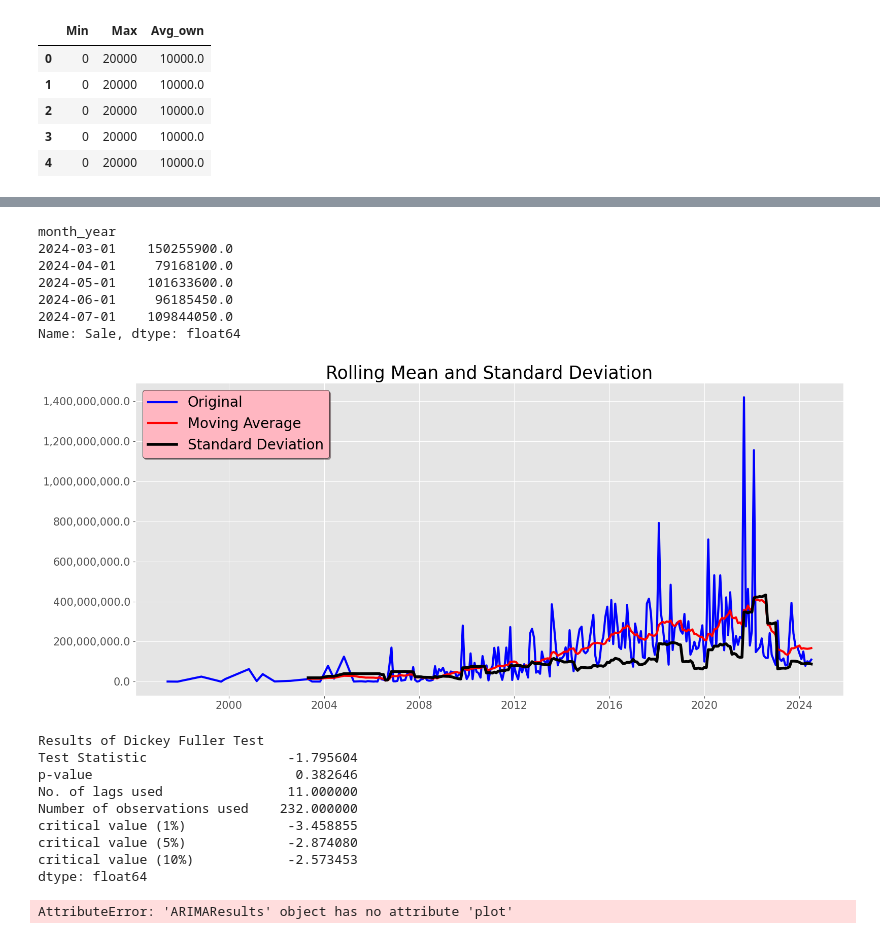
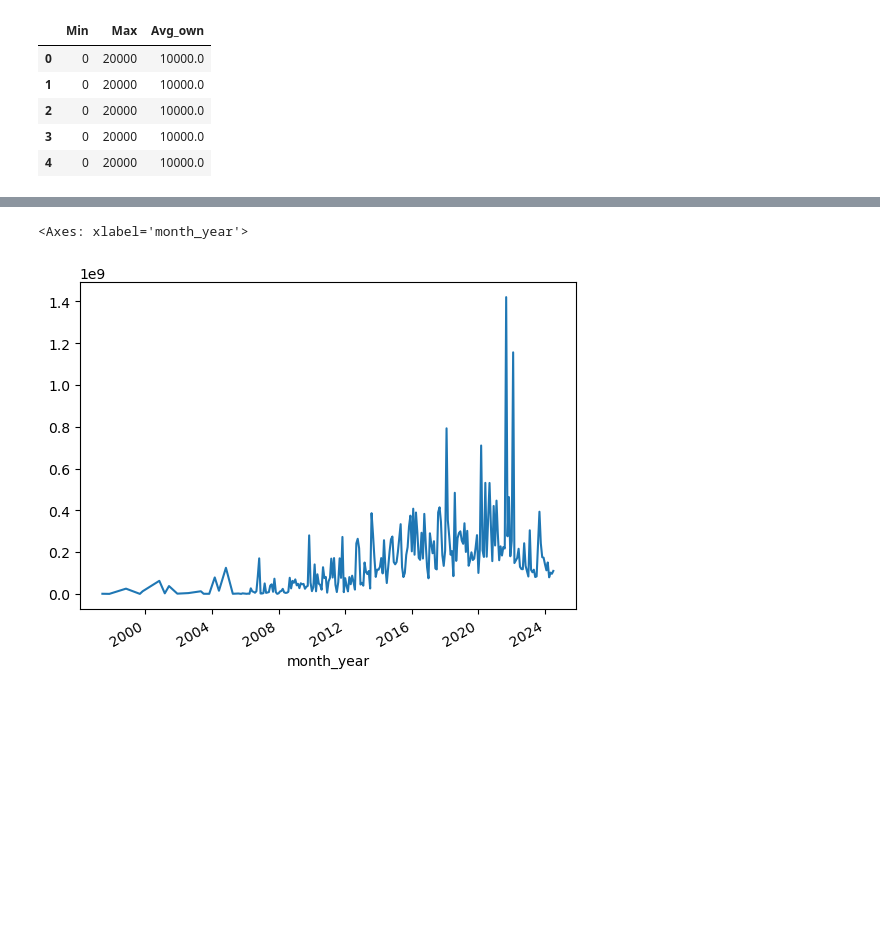
Before and after one commit to Shubhanshu563/FeynnLabs_Proj3, a Jupyter notebook: Market.ipynb, the cells around one changed output, grey strips where cells are left out. Cells and saved outputs as stored; diff of their text form; code cells hidden in the pictures; blank space fills up the shorter version.

```diff
--- a/Market.ipynb
+++ b/Market.ipynb
@@ -450,12 +450,7 @@ clean_df.head()
 | 4 | Two Weeks in Painland | Feb 3, 2020 | 0.00 | Two Weeks in Painland is a story-... | True | True | False | [Single-player, Steam Achievements] | 50 | ... |
 # %%
 games = clean_df.groupby('month_year').sum()["Sale"]
-games.tail()
+games.plot()
 # %% [output]
-month_year
-2024-03-01    150255900.0
-2024-04-01     79168100.0
-2024-05-01    101633600.0
-2024-06-01     96185450.0
-2024-07-01    109844050.0
-Name: Sale, dtype: float64
+<Axes: xlabel='month_year'>
+[figure, added]
@@ -506,13 +456,0 @@ def test_stationarity(timeseries):
-# %%
-test_stationarity(games)
-# %% [output]
-[figure, removed]
-Results of Dickey Fuller Test
-Test Statistic                  -1.795604
-p-value                          0.382646
-No. of lags used                11.000000
-Number of observations used    232.000000
-critical value (1%)             -3.458855
-critical value (5%)             -2.874080
-critical value (10%)            -2.573453
-dtype: float64
@@ -523,5 +456,0 @@ result = seasonal_decompose(games,period=12)
-# %%
-result.plot()
-plt.show()
-# %% [output]
-AttributeError: 'ARIMAResults' object has no attribute 'plot'
```
Also changed, not shown: parts of 21 cells of this notebook.
